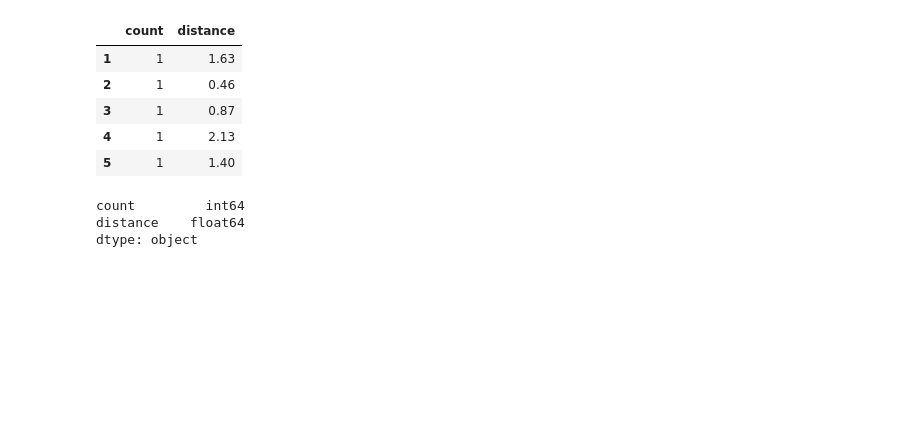
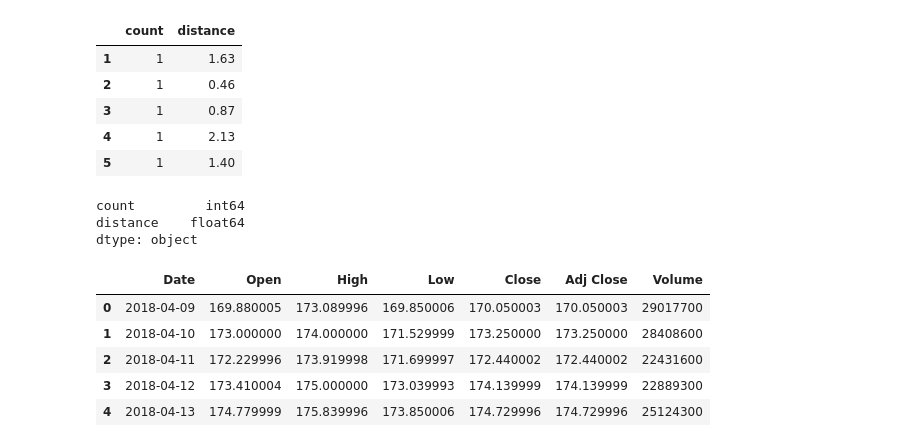
Before and after one commit to reuven/oreilly-2022-07July-analytics, a Jupyter notebook: 2022-08Aug-16.ipynb, the cells around one changed output. Cells and saved outputs as stored; diff of their text form; code cells hidden in the pictures; blank space fills up the shorter version.

```diff
--- a/2022-08Aug-16.ipynb
+++ b/2022-08Aug-16.ipynb
@@ -198,4 +198,13 @@ count         int64
 distance    float64
 dtype: object
 # %%
-df = pd.rea
+df = pd.read_csv('AAPL.csv')
+# %%
+df.head()
+# %% [output]
+|  | Date | Open | High | Low | Close | Adj Close | Volume |
+| 0 | 2018-04-09 | 169.880005 | 173.089996 | 169.850006 | 170.050003 | 170.050003 | 29017700 |
+| 1 | 2018-04-10 | 173.000000 | 174.000000 | 171.529999 | 173.250000 | 173.250000 | 28408600 |
+| 2 | 2018-04-11 | 172.229996 | 173.919998 | 171.699997 | 172.440002 | 172.440002 | 22431600 |
+| 3 | 2018-04-12 | 173.410004 | 175.000000 | 173.039993 | 174.139999 | 174.139999 | 22889300 |
+| 4 | 2018-04-13 | 174.779999 | 175.839996 | 173.850006 | 174.729996 | 174.729996 | 25124300 |
```
Also changed, not shown: parts of 6 cells of this notebook.
